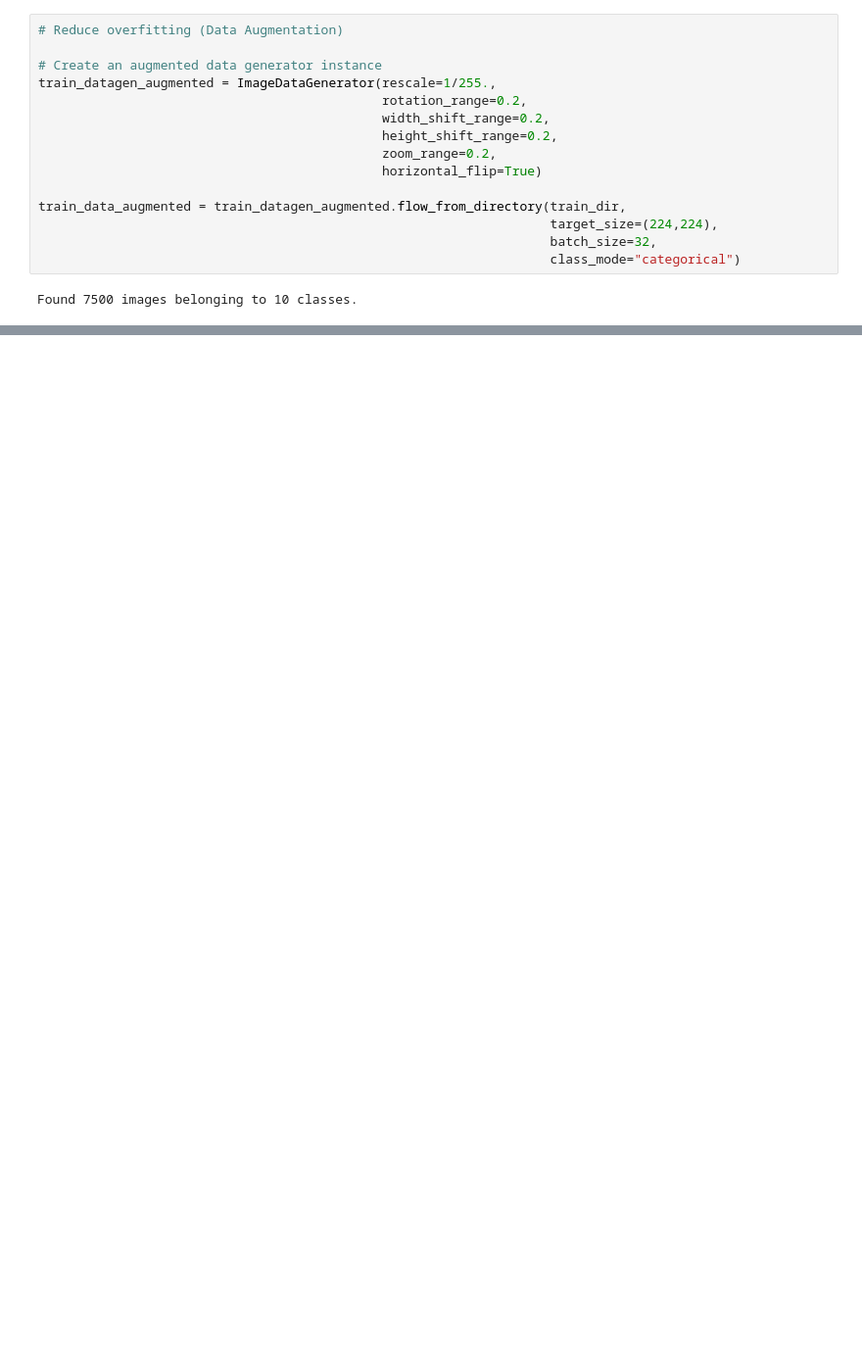
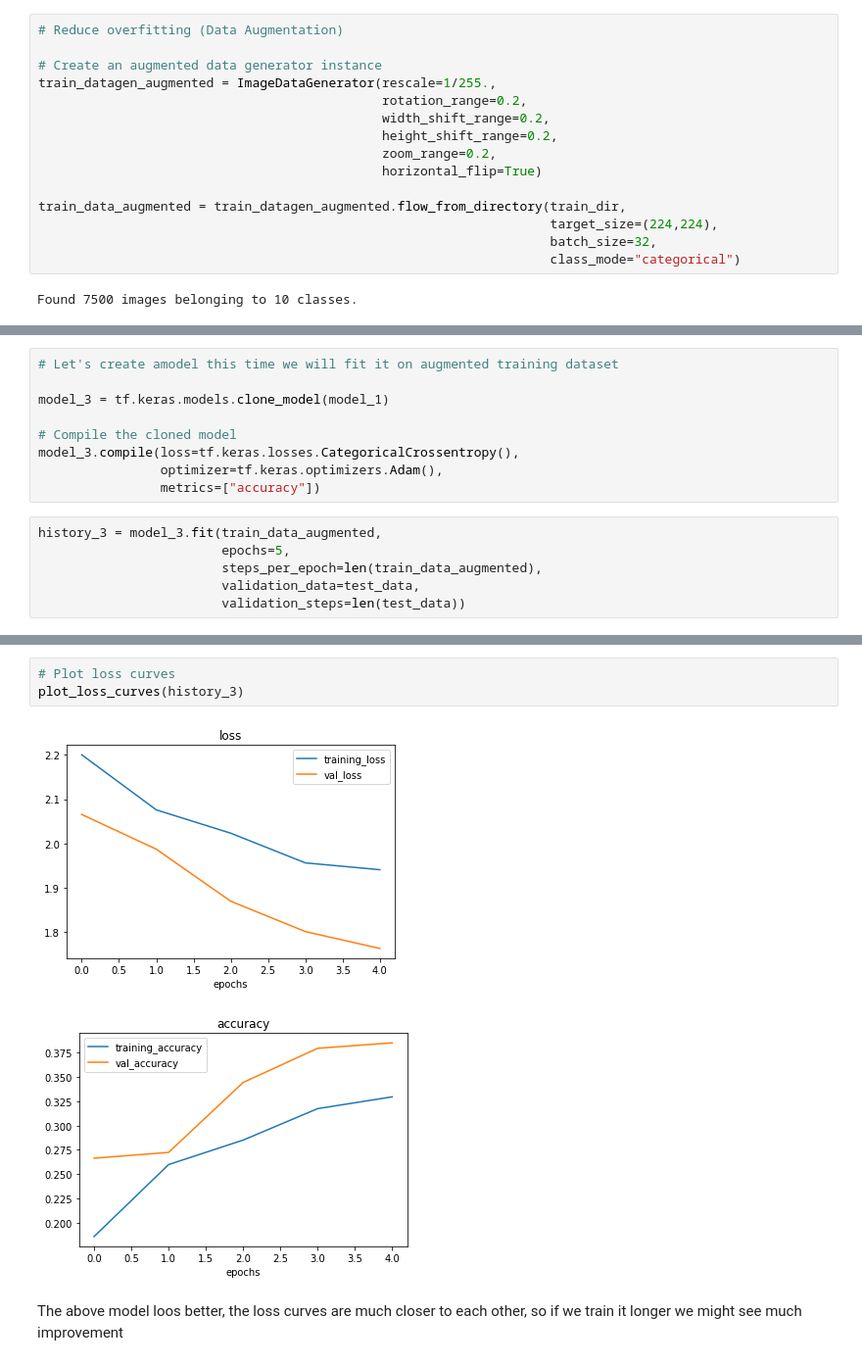
Before and after one commit to Priyo-prog/Deep-Learning-with-Tensorflow, a Jupyter notebook: Computer Vision and Convolutional Neural Network in Tensorflow/Multi_class_CNN.ipynb, the cells around one changed output, grey strips where cells are left out. Shown at 98% size. Cells and saved outputs as stored; diff of their text form; blank space fills up the shorter version.

```diff
--- a/Computer Vision and Convolutional Neural Network in Tensorflow/Multi_class_CNN.ipynb
+++ b/Computer Vision and Convolutional Neural Network in Tensorflow/Multi_class_CNN.ipynb
@@ -329,0 +328,15 @@ Found 7500 images belonging to 10 classes.
+# %%
+# Let's create amodel this time we will fit it on augmented training dataset
+
+model_3 = tf.keras.models.clone_model(model_1)
+
+# Compile the cloned model
+model_3.compile(loss=tf.keras.losses.CategoricalCrossentropy(),
+                optimizer=tf.keras.optimizers.Adam(),
+                metrics=["accuracy"])
+# %%
+history_3 = model_3.fit(train_data_augmented,
+                        epochs=5,
+                        steps_per_epoch=len(train_data_augmented),
+                        validation_data=test_data,
+                        validation_steps=len(test_data))
@@ -329,0 +359,8 @@ Found 7500 images belonging to 10 classes.
+# %%
+# Plot loss curves
+plot_loss_curves(history_3)
+# %% [output]
+[figure, added]
+[figure, added]
+# %% [markdown]
+The above model loos better, the loss curves are much closer to each other, so if we train it longer we might see much improvement
```
Also changed, not shown: parts of 12 cells of this notebook.
